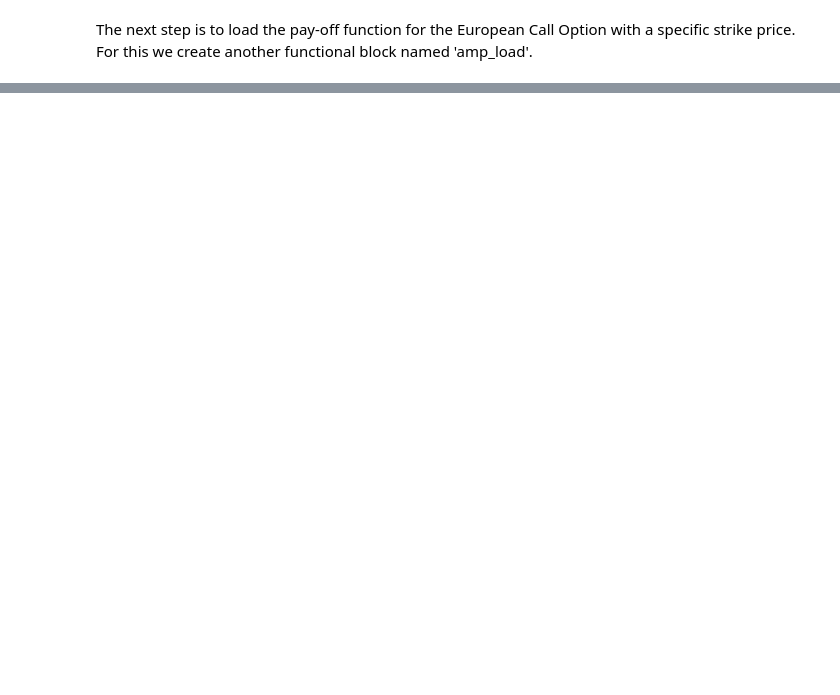
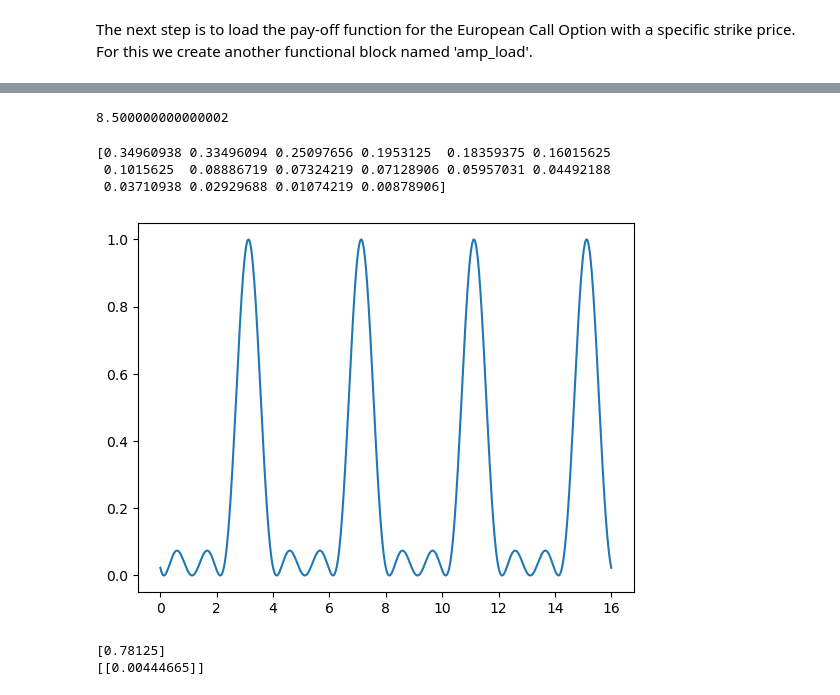
Before and after one commit to virajd98/-QPE-for-Option-Pricing, a Jupyter notebook: DRAFTOPTIONPRICING.ipynb, the cells around one changed output, grey strips where cells are left out. Drawn from its saved outputs; the diff is of its cells as text; code cells hidden in the pictures; blank space fills up the shorter version.

Commit message:
Edits and Curve-FIT

```diff
--- a/DRAFTOPTIONPRICING.ipynb
+++ b/DRAFTOPTIONPRICING.ipynb
@@ -172,7 +182,7 @@ sp_num_qubits = 2
 #number of possible option prices is equal to 2^{number of qubits}. Here we consider 4 possible option price paths
 
 input_dict = function_generator.create_inputs({"io": QUInt[sp_num_qubits], "ind": QUInt[1]})
-probabilities= [0.20174669, 0.31564887, 0.29626157, 1- (0.20174669+0.31564887+0.29626157)]
+probabilities= [0.20, 0.35, 0.25, 0.20]
 
 #specifying the probabilities of 4 price paths- this has been taken from a log-normal distribution with mean = 0.01 and std_dev = 0.1
 
@@ -354,7 +380,12 @@ Below, we build our model, define its output, and synthesize it. In particular,
 # %%
 #APPLYING AMPLITUDE ESTIMATION (AE) WITH QUANTUM PHASE ESTIMATION (QPE)
 
-n_qpe = 3
+n_qpe = 4
+constraints = Constraints(
+    max_width=23,
+    max_depth=5000,
+)
+
 model = Model()
 model.include_library(qmci_library)
 sp_output = model.state_amp_load()
@@ -367,6 +398,8 @@ qpe_out = model.PhaseEstimation(
 )
 
 model.set_outputs({"phase_result": qpe_out["PHASE_ESTIMATION"]})
-qprog = synthesize(model.get_model())
+serialized_model = model.get_model()
+serialized_model_constraints = set_constraints(serialized_model, constraints)
+qprog= synthesize(serialized_model_constraints)
 show(qprog)
 # %% [output]
@@ -408,0 +444,8 @@ Please run a different program or try a different backend.
+# %%
+scaled_expectation_value = 0.5000000000000001  # Probability of 1 after some execution
+expectation_value = amplitude_loading_params.compute_expectation_value(
+    scaled_expectation_value
+)
+print(expectation_value)
+# %% [output]
+8.500000000000002
@@ -408,0 +474,59 @@ Please run a different program or try a different backend.
+# %%
+import math
+recording_qubits= 4
+_, parsed_counts = get_counts(qprog)
+data_y, shots = process_parsed_counts(parsed_counts)
+# print(data_y,shots)
+# theta= (1/4)*data_y
+y_guess = data_y[:1]
+data_prob = (1/1024) * np.array(shots)
+# print(data_prob)
+M=4
+
+def fitting_curve_parameters(recording_qubits, data_y, data_prob, y_guess, curve_plot=True):
+
+    M = 2 ** recording_qubits
+
+    guess1 = (y_guess - 0.5)/M
+    guess2 = (y_guess + 0.5)/M
+    bounds = (guess1, guess2)
+
+    try:
+        parameters1, pcov1 = curve_fit(prob_func, data_y, data_prob, bounds = bounds, p0 = guess1)
+    except ValueError:
+        pcov1 = np.inf
+
+    try:
+        parameters2, pcov2 = curve_fit(prob_func, data_y, data_prob, bounds = bounds, p0 = guess2)
+    except ValueError:
+        pcov2 = np.inf
+
+    parameters_list = [parameters1, parameters2]
+    pcov_list = [pcov1, pcov2]
+
+    if np.isinf(pcov1) and np.isinf(pcov2):
+        print("No optimal parameters found")
+        return False, False
+    else:
+        index = pcov_list.index(min(pcov_list))
+        parameters = parameters_list[index]
+        pcov = pcov_list[index]
+
+    range_y = np.linspace(0, M, 1000)
+    probabilities = np.array(prob_func(range_y, parameters[0]))
+    if curve_plot == True:
+        plt.plot(range_y, probabilities)
+        plt.show()
+    return parameters, pcov
+
+parameters, pcov= fitting_curve_parameters(recording_qubits, data_y, data_prob, y_guess, curve_plot=True)
+
+print(parameters)
+print(pcov)
+# %% [output]
+[0.34960938 0.33496094 0.25097656 0.1953125  0.18359375 0.16015625
+ 0.1015625  0.08886719 0.07324219 0.07128906 0.05957031 0.04492188
+ 0.03710938 0.02929688 0.01074219 0.00878906]
+[figure, added]
+[0.78125]
+[[0.00444665]]
```
Also changed, not shown: parts of 21 cells of this notebook.
